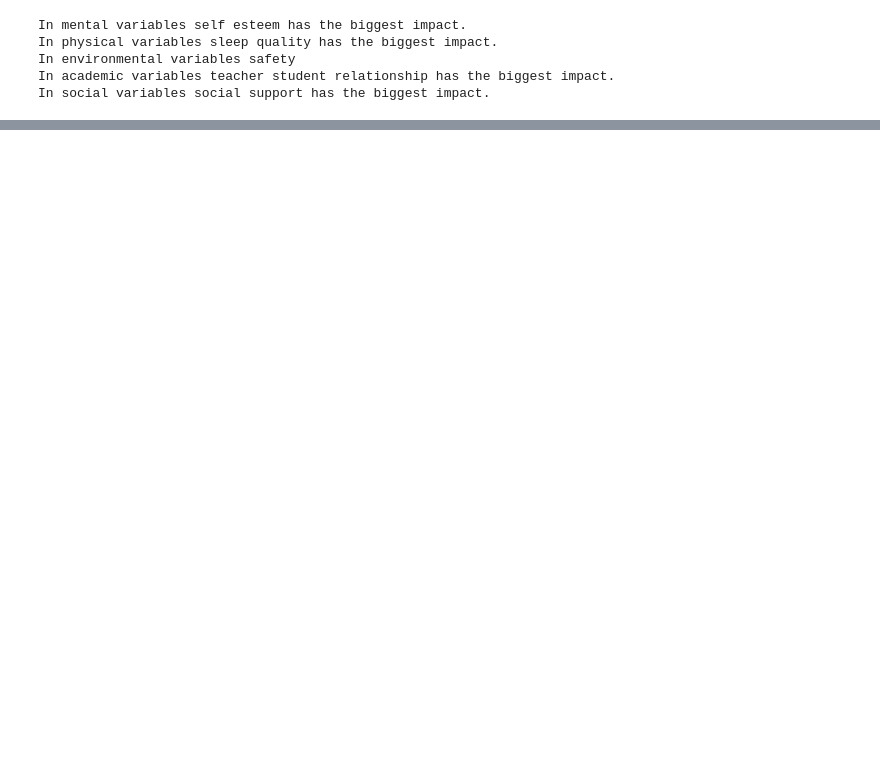
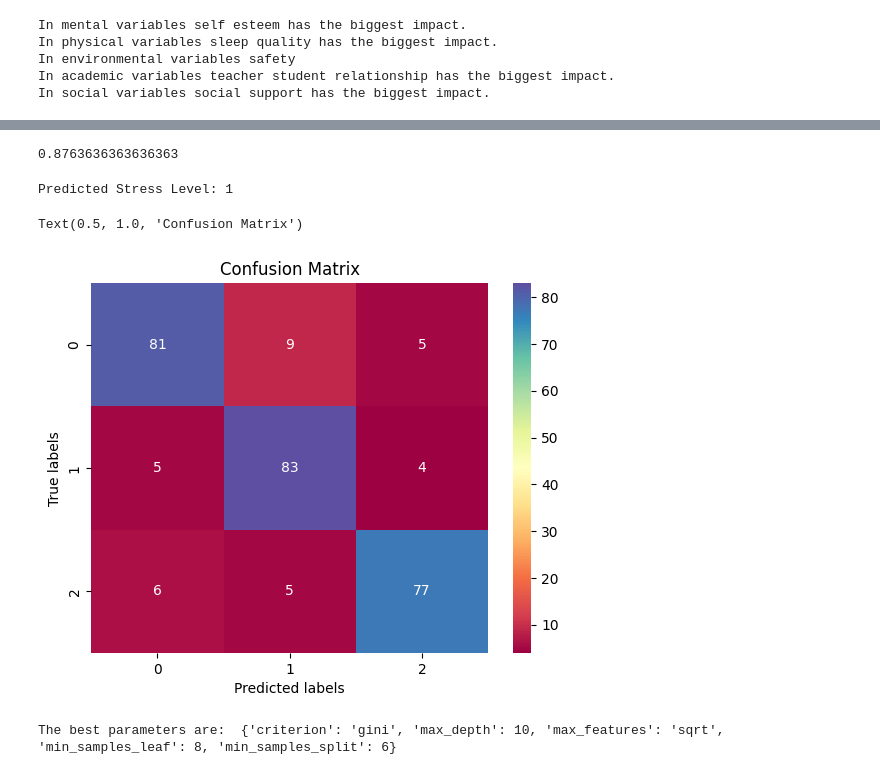
Before and after one commit to 03abhishekit/HUMAN-STRESS-DETECTION-PROJECT, a Jupyter notebook: Notebook/training.ipynb, the cells around one changed output, grey strips where cells are left out. Saved outputs shown, nothing was run; the diff lists cells and outputs as text; code cells hidden in the pictures; blank space fills up the shorter version.

```diff
--- a/Notebook/analysis.ipynb
+++ b/Notebook/training.ipynb
@@ -108,5 +6,5 @@ import pandas as pd
 import matplotlib.pyplot as plt
 import seaborn as sns
 # %%
-data = pd.read_csv("../Dataset/Stress-Level.csv")
+stress=pd.read_csv(r"../Dataset/StressLevelDataset.csv")
 # %%
@@ -706,0 +574,10 @@ Model saved and loaded successfully.
+# %%
+# Create a StandardScaler object
+scaler = StandardScaler()
+
+# Fit the scaler to the training data
+scaler.fit(X_train)
+
+# Transform the training and test data
+X_train_scaled = scaler.transform(X_train)
+X_test_scaled = scaler.transform(X_test)
@@ -706,0 +616,20 @@ Model saved and loaded successfully.
+# %%
+# Define the parameter grid
+param_grid = {'n_neighbors': [1, 2, 3, 5, 6, 7, 9, 11,13],
+              'weights': ['uniform', 'distance']}
+# Create a KNN classifier object
+knn = KNeighborsClassifier()
+
+# Create a GridSearchCV object
+grid_search = GridSearchCV(knn, param_grid, cv=5, scoring='accuracy', return_train_score=False,verbose=1)
+
+# Fit the GridSearchCV object to the data
+grid_search.fit(X_train_scaled, y_train)
+
+# Print the best hyperparameters
+print(grid_search.best_params_)
+# Train the classifier using your training data
+knn.fit(X_train_scaled, y_train)
+
+# Make predictions on your test data
+y_pred = knn.predict(X_test_scaled)
@@ -706,0 +673,46 @@ Model saved and loaded successfully.
+# %%
+result
+# %% [output]
+0.8763636363636363
+# %%
+# Example: Predicting a single new observation
+new_data = [[7, 15, 0, 9, 1, 2, 3, 1, 1, 2, 3, 2, 2, 3, 3, 2, 4, 2, 2, 0]]  # Replace with actual input
+predicted_stress_level = knn.predict(new_data)
+print(f"Predicted Stress Level: {predicted_stress_level[0]}")
+# %% [output]
+Predicted Stress Level: 1
+# %%
+#Create a confusion matrix
+cm = metrics.confusion_matrix(np.asarray(y_test), np.asarray(y_pred))
+# Create a figure object
+fig = plt.figure()
+# Add an ax object to the figure, create the visualisation
+ax = sns.heatmap(cm, annot=True, fmt='g', cmap = "Spectral")
+# Set the labels and the title
+ax.set(xlabel="Predicted labels")
+ax.set(ylabel= "True labels")
+ax.set_title("Confusion Matrix")
+# %% [output]
+Text(0.5, 1.0, 'Confusion Matrix')
+[figure, added]
+# %%
+# Create a decision tree object
+clf = DecisionTreeClassifier()
+# Define the parameter grid
+param_grid = {
+    'criterion': ['gini', 'entropy'],
+    'max_depth': [1, 2, 3, 4, 5, 6, 7, 8, 9, 10],
+    'min_samples_split': [2, 3, 4, 5, 6, 7, 8, 9, 10, 11, 12, 13],
+    'min_samples_leaf': [1, 2, 3, 4, 5, 6, 7, 8, 9, 10,11,12,13],
+    'max_features': [None, 'sqrt', 'log2']
+}
+# Create a grid search object
+grid_search = GridSearchCV(clf, param_grid, cv=5)
+# Fit the grid search object to the data
+grid_search.fit(X_train_scaled, y_train)
+y_pred_tree = grid_search.predict(X_test_scaled)
+print("The best parameters are: ", grid_search.best_params_)
+# Calculate the accuracy score
+result = metrics.accuracy_score(y_pred_tree,y_test)
+# %% [output]
+The best parameters are:  {'criterion': 'gini', 'max_depth': 10, 'max_features': 'sqrt', 'min_samples_leaf': 8, 'min_samples_split': 6}
```
Also changed, not shown: parts of 76 cells of this notebook, 13 other files.
